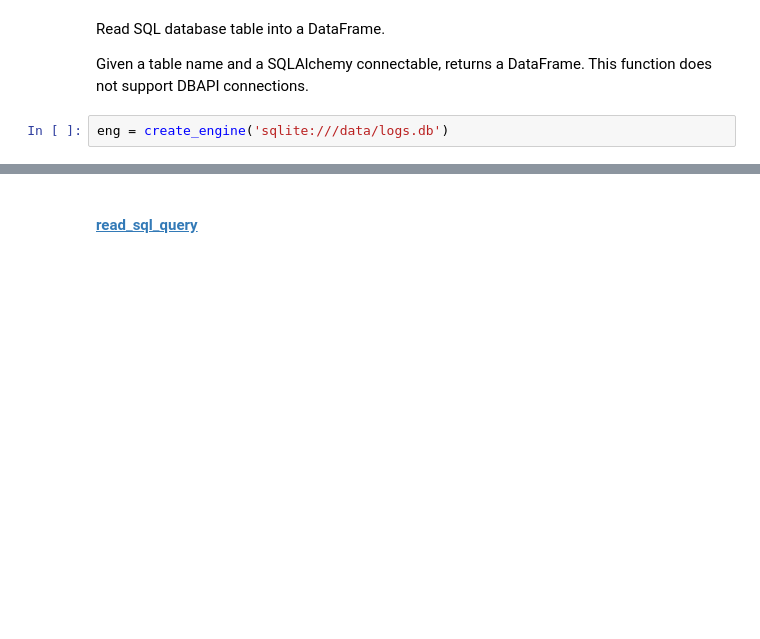
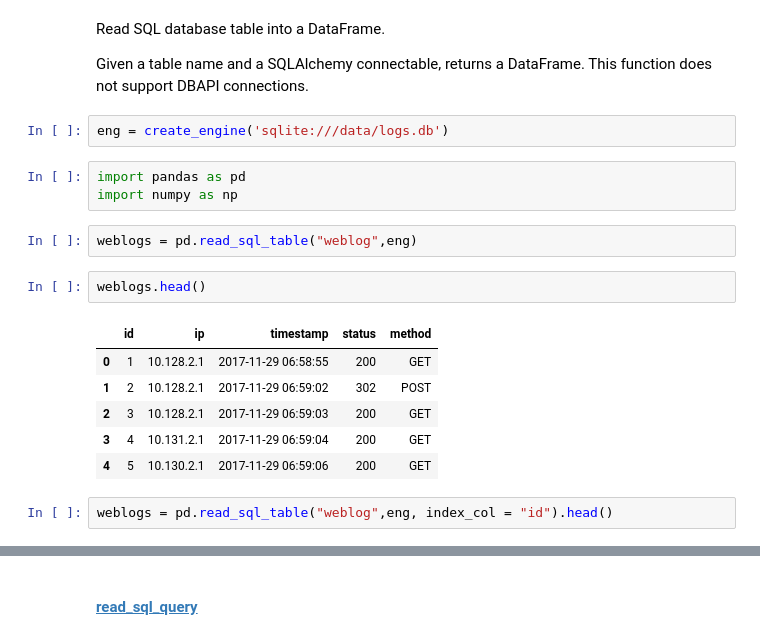
Before and after one commit to unikaten/python-analitika-2, a Jupyter notebook: Del_04_Delo_s_podatkovnimi_bazami_in_SQL/04_Delo_s_podatkovnimi_bazami_in_SQL_CLEAN.ipynb, the cells around one changed output, grey strips where cells are left out. Drawn from its saved outputs; the diff is of its cells as text; blank space fills up the shorter version.

```diff
--- a/Del_04_Delo_s_podatkovnimi_bazami_in_SQL/04_Delo_s_podatkovnimi_bazami_in_SQL_CLEAN.ipynb
+++ b/Del_04_Delo_s_podatkovnimi_bazami_in_SQL/04_Delo_s_podatkovnimi_bazami_in_SQL_CLEAN.ipynb
@@ -505,3 +614,19 @@ Read SQL database table into a DataFrame.
 Given a table name and a SQLAlchemy connectable, returns a DataFrame. This function does not support DBAPI connections.
 # %%
 eng = create_engine('sqlite:///data/logs.db')
+# %%
+import pandas as pd
+import numpy as np
+# %%
+weblogs = pd.read_sql_table("weblog",eng)
+# %%
+weblogs.head()
+# %% [output]
+|  | id | ip | timestamp | status | method |
+| 0 | 1 | 10.128.2.1 | 2017-11-29 06:58:55 | 200 | GET |
+| 1 | 2 | 10.128.2.1 | 2017-11-29 06:59:02 | 302 | POST |
+| 2 | 3 | 10.128.2.1 | 2017-11-29 06:59:03 | 200 | GET |
+| 3 | 4 | 10.131.2.1 | 2017-11-29 06:59:04 | 200 | GET |
+| 4 | 5 | 10.130.2.1 | 2017-11-29 06:59:06 | 200 | GET |
+# %%
+weblogs = pd.read_sql_table("weblog",eng, index_col = "id").head()
```
Also changed, not shown: parts of 45 cells of this notebook.
